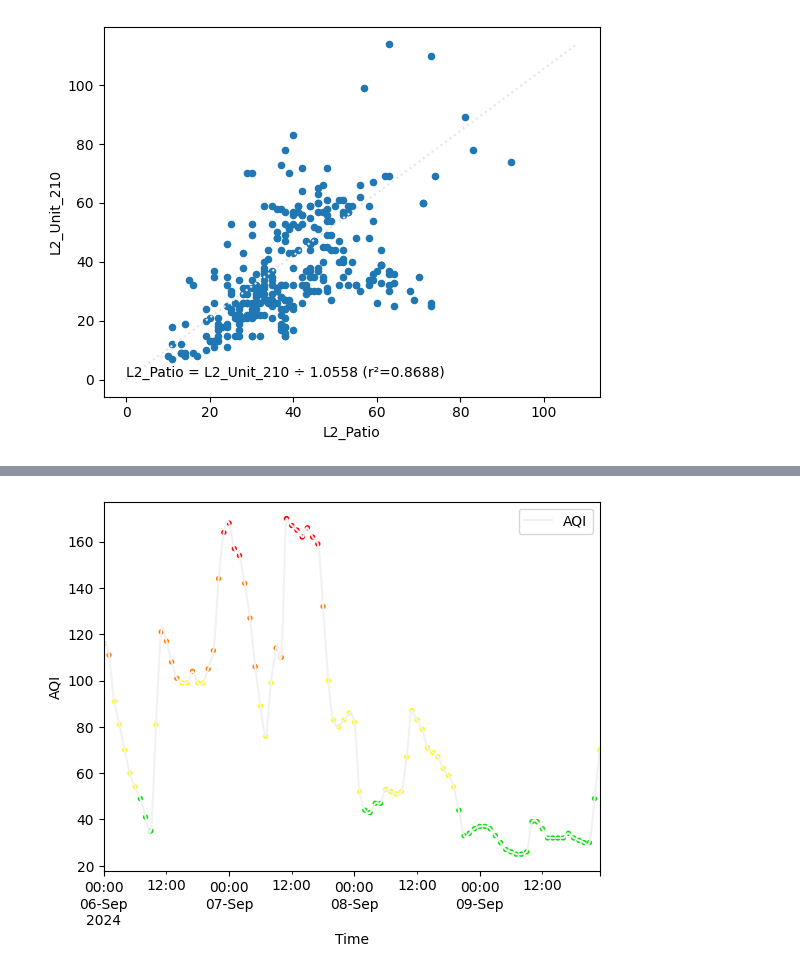
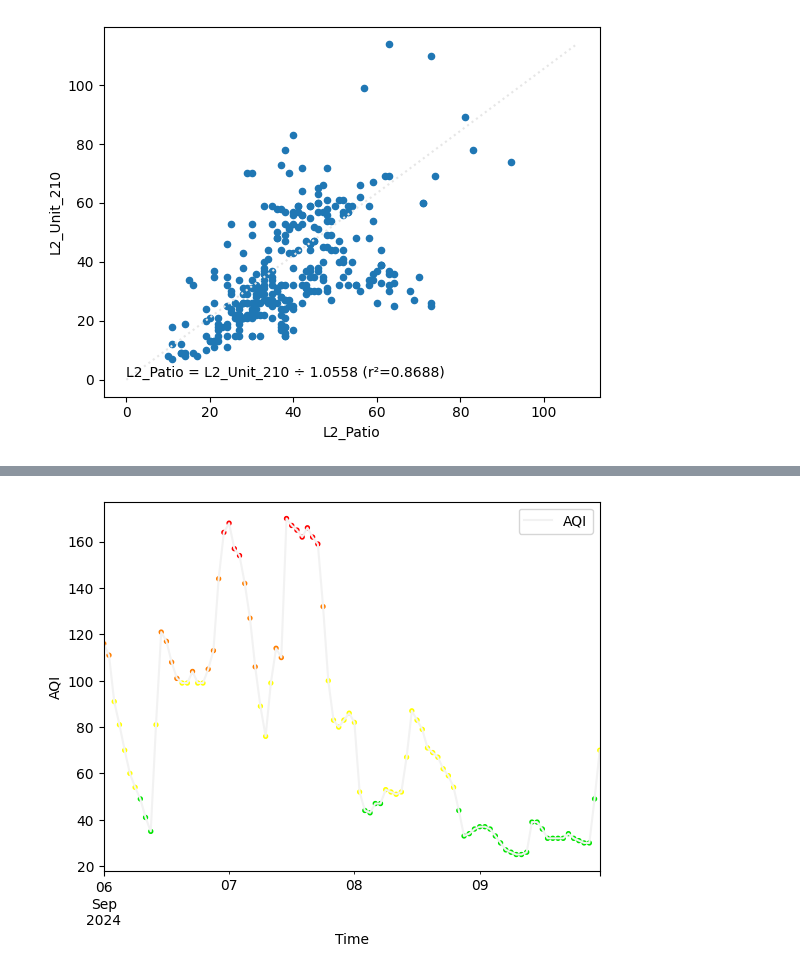
Before and after one commit to jackgene/trellis-aq, a Jupyter notebook: Air Quality Analysis.ipynb, the cells around one changed output, grey strips where cells are left out. Cells and saved outputs as stored; diff of their text form; code cells hidden in the pictures.

```diff
--- a/Air Quality Analysis.ipynb
+++ b/Air Quality Analysis.ipynb
@@ -34,7 +34,7 @@ def _pivot_df_aqi(df: pd.DataFrame) -> pd.DataFrame:
 
 def display_data(df_aqi_by_time: pd.DataFrame, notes: list[Note]=[]) -> pd.DataFrame:
     color = [color_by_field[field] for field in list(df_aqi_by_time)]
-    ax = df_aqi_by_time.resample("20s").interpolate(method="akima").plot(ylabel="AQI", color=color)
+    ax = df_aqi_by_time.plot(ylabel="AQI", color=color)
     for field in df_aqi_by_time:
         df_aqi_by_time.reset_index().plot.scatter(
             ["Time"], [field],
@@ -169,13 +169,13 @@ display_data(
 # %%
 display_data(
     df.loc[
         (df["Time"] >= datetime.datetime.fromisoformat("2024-09-06T00:00:00+08.00")) &
         (df["Time"] < datetime.datetime.fromisoformat("2024-09-10T00:00:00+08.00")) &
         (df["Device"] == "03") &
         (df["Location"] == "Unit 210"),
         ["Time", "AQI"]
-    ].set_index("Time"),
+    ].set_index("Time").sort_index(),
     notes=[],
 )
 # %% [output]
-[figure, old version]
+[figure, new version]
```
Also changed, not shown: parts of 4 cells of this notebook, 1 other file.
